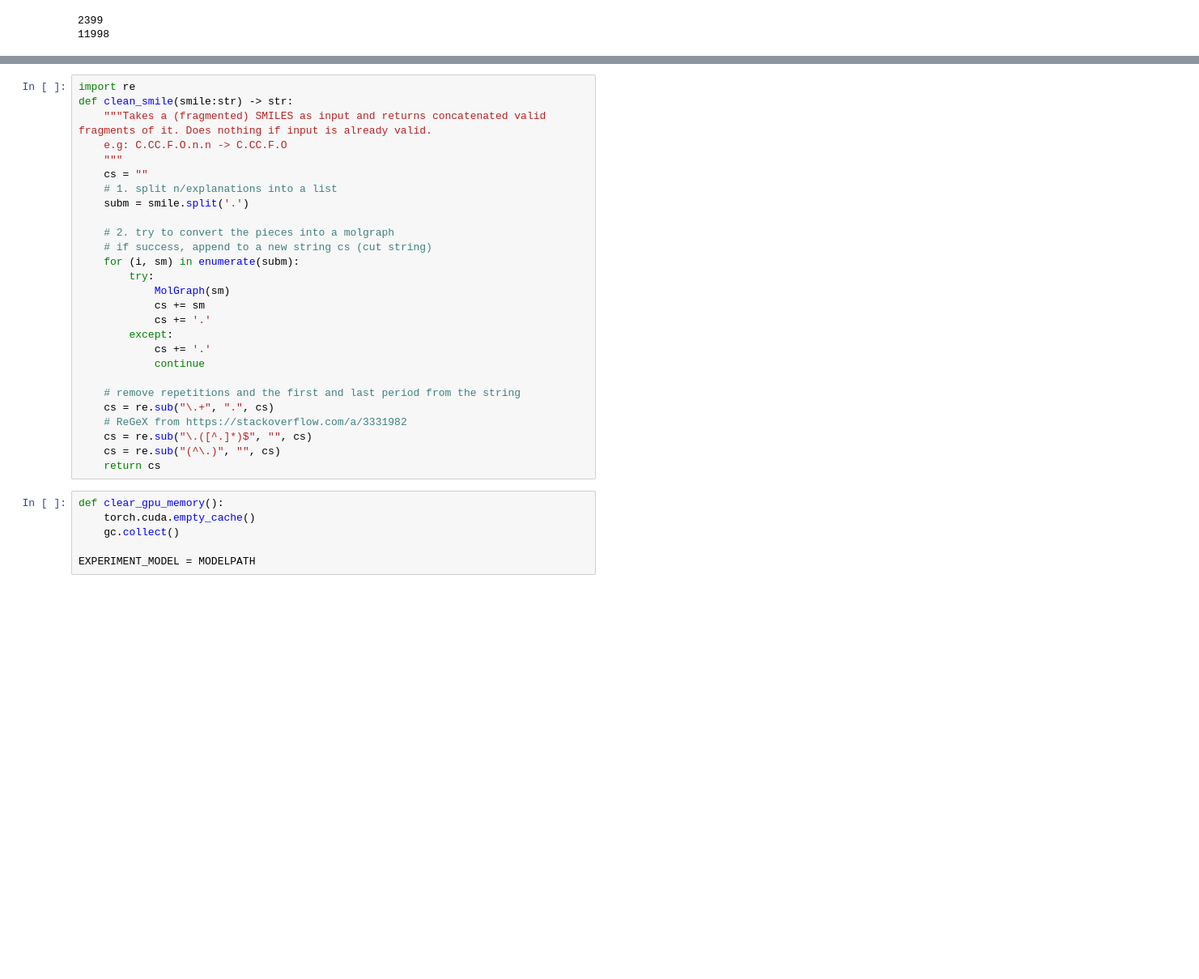
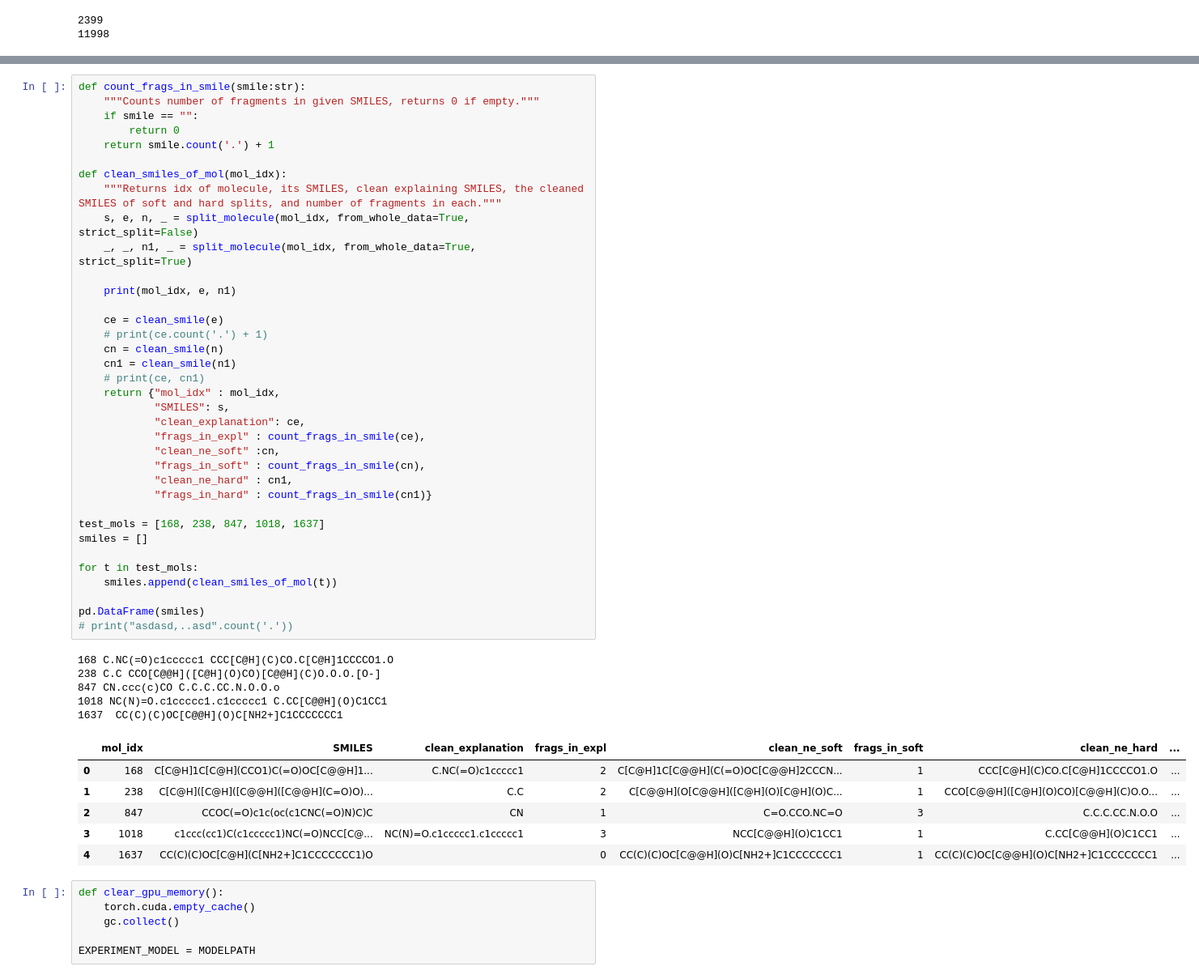
Before and after one commit to helipajari/mpp-comp-suff, a Jupyter notebook: Examples/Comprehensiveness_Sufficiency.ipynb, the cells around one changed output, grey strips where cells are left out. Shown at 81% size. Saved outputs shown, nothing was run; the diff lists cells and outputs as text; blank space fills up the shorter version.

```diff
--- a/Examples/Comprehensiveness_Sufficiency.ipynb
+++ b/Examples/Comprehensiveness_Sufficiency.ipynb
@@ -427,30 +459,51 @@ def tensors_to_device(smile, batch):
 # %%
-import re
-def clean_smile(smile:str) -> str:
-    """Takes a (fragmented) SMILES as input and returns concatenated valid fragments of it. Does nothing if input is already valid.
-    e.g: C.CC.F.O.n.n -> C.CC.F.O
-    """
-    cs = ""
-    # 1. split n/explanations into a list
-    subm = smile.split('.')
+def count_frags_in_smile(smile:str):
+    """Counts number of fragments in given SMILES, returns 0 if empty."""
+    if smile == "":
+        return 0
+    return smile.count('.') + 1
 
-    # 2. try to convert the pieces into a molgraph
-    # if success, append to a new string cs (cut string)
-    for (i, sm) in enumerate(subm):
-        try:
-            MolGraph(sm)
-            cs += sm
-            cs += '.'
-        except:
-            cs += '.'
-            continue
+def clean_smiles_of_mol(mol_idx):
+    """Returns idx of molecule, its SMILES, clean explaining SMILES, the cleaned SMILES of soft and hard splits, and number of fragments in each."""
+    s, e, n, _ = split_molecule(mol_idx, from_whole_data=True, strict_split=False)
+    _, _, n1, _ = split_molecule(mol_idx, from_whole_data=True, strict_split=True)
 
-    # remove repetitions and the first and last period from the string
-    cs = re.sub("\.+", ".", cs)
-    # ReGeX from https://stackoverflow.com/a/3331982
-    cs = re.sub("\.([^.]*)$", "", cs)
-    cs = re.sub("(^\.)", "", cs)
-    return cs
+    print(mol_idx, e, n1)
+
+    ce = clean_smile(e)
+    # print(ce.count('.') + 1)
+    cn = clean_smile(n)
+    cn1 = clean_smile(n1)
+    # print(ce, cn1)
+    return {"mol_idx" : mol_idx,
+            "SMILES": s,
+            "clean_explanation": ce,
+            "frags_in_expl" : count_frags_in_smile(ce),
+            "clean_ne_soft" :cn,
+            "frags_in_soft" : count_frags_in_smile(cn),
+            "clean_ne_hard" : cn1,
+            "frags_in_hard" : count_frags_in_smile(cn1)}
+
+test_mols = [168, 238, 847, 1018, 1637]
+smiles = []
+
+for t in test_mols:
+    smiles.append(clean_smiles_of_mol(t))
+
+pd.DataFrame(smiles)
+# print("asdasd,..asd".count('.'))
+# %% [output]
+168 C.NC(=O)c1ccccc1 CCC[C@H](C)CO.C[C@H]1CCCCO1.O
+238 C.C CCO[C@@H]([C@H](O)CO)[C@@H](C)O.O.O.[O-]
+847 CN.ccc(c)CO C.C.C.CC.N.O.O.o
+1018 NC(N)=O.c1ccccc1.c1ccccc1 C.CC[C@@H](O)C1CC1
+1637  CC(C)(C)OC[C@@H](O)C[NH2+]C1CCCCCCC1
+|  | mol_idx | SMILES | clean_explanation | frags_in_expl | clean_ne_soft | frags_in_soft | clean_ne_hard | ... |
+| 0 | 168 | C[C@H]1C[C@H](CCO1)C(=O)OC[C@@H]1... | C.NC(=O)c1ccccc1 | 2 | C[C@H]1C[C@@H](C(=O)OC[C@@H]2CCCN... | 1 | CCC[C@H](C)CO.C[C@H]1CCCCO1.O | ... |
+| 1 | 238 | C[C@H]([C@H]([C@@H]([C@@H](C=O)O)... | C.C | 2 | C[C@@H](O[C@@H]([C@H](O)[C@H](O)C... | 1 | CCO[C@@H]([C@H](O)CO)[C@@H](C)O.O... | ... |
+| 2 | 847 | CCOC(=O)c1c(oc(c1CNC(=O)N)C)C | CN | 1 | C=O.CCO.NC=O | 3 | C.C.C.CC.N.O.O | ... |
+| 3 | 1018 | c1ccc(cc1)C(c1ccccc1)NC(=O)NCC[C@... | NC(N)=O.c1ccccc1.c1ccccc1 | 3 | NCC[C@@H](O)C1CC1 | 1 | C.CC[C@@H](O)C1CC1 | ... |
+| 4 | 1637 | CC(C)(C)OC[C@H](C[NH2+]C1CCCCCCC1)O |  | 0 | CC(C)(C)OC[C@@H](O)C[NH2+]C1CCCCCCC1 | 1 | CC(C)(C)OC[C@@H](O)C[NH2+]C1CCCCCCC1 | ... |
 # %%
 def clear_gpu_memory():
     torch.cuda.empty_cache()
```
Also changed, not shown: parts of 24 cells of this notebook.
